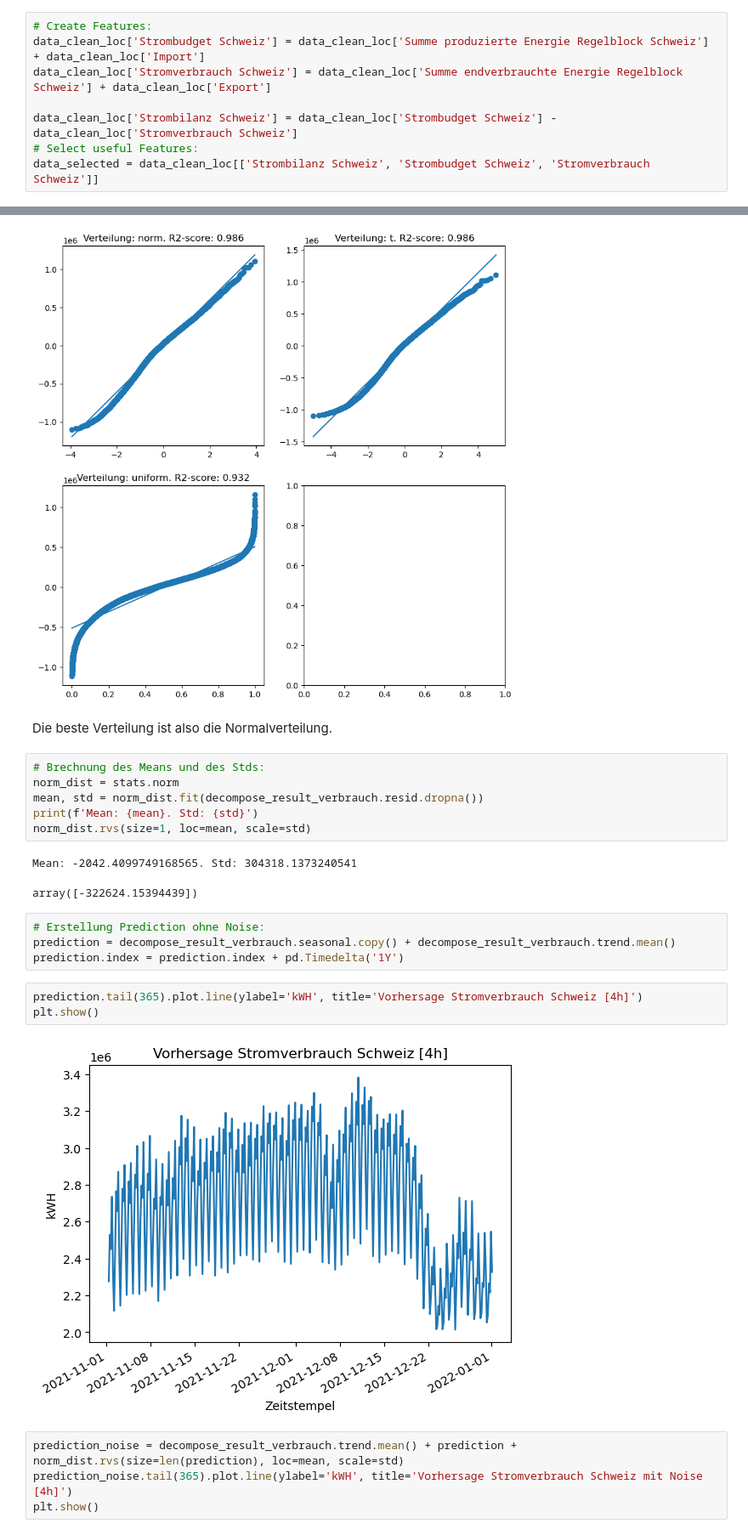
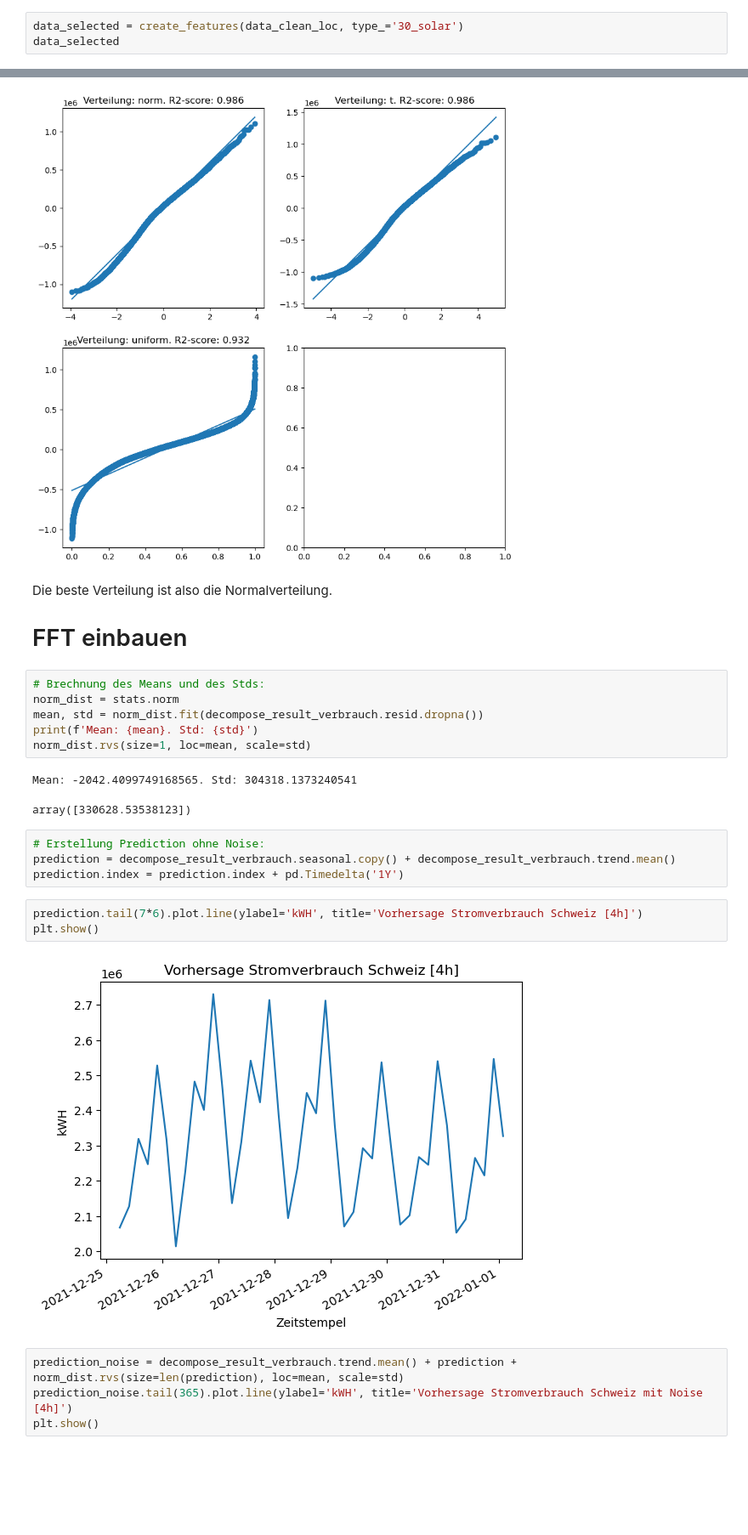
Before and after one commit to kenfus/spz_omc, a Jupyter notebook: main_solar.ipynb, the cells around one changed output, grey strips where cells are left out. Shown at 85% size. Cells and saved outputs as stored; diff of their text form; blank space fills up the shorter version.

```diff
--- a/main.ipynb
+++ b/main_solar.ipynb
@@ -63,11 +63,6 @@ data_clean_loc.head()
 | 2009-01-01 00:00:00+00:00 | 1706689.208 | 1303333.914 | 1891833.42625 | 534226.167 | ... |
 | 2009-01-01 00:15:00+00:00 | 1722372.541 | 1350111.973 | 1919922.64075 | 501786.775 | ... |
 5 rows × 64 columns
-# %%
-# Create Features:
-data_clean_loc['Strombudget Schweiz'] = data_clean_loc['Summe produzierte Energie Regelblock Schweiz'] + data_clean_loc['Import']
-data_clean_loc['Stromverbrauch Schweiz'] = data_clean_loc['Summe endverbrauchte Energie Regelblock Schweiz'] + data_clean_loc['Export']
-
-data_clean_loc['Strombilanz Schweiz'] = data_clean_loc['Strombudget Schweiz'] - data_clean_loc['Stromverbrauch Schweiz']
-# Select useful Features:
-data_selected = data_clean_loc[['Strombilanz Schweiz', 'Strombudget Schweiz', 'Stromverbrauch Schweiz']]
+# %%
+data_selected = create_features(data_clean_loc, type_='30_solar')
+data_selected
@@ -242,6 +274,7 @@ Best dist: norm
 [figure]
 # %% [markdown]
 Die beste Verteilung ist also die Normalverteilung.
+# FFT einbauen
 # %%
 # Brechnung des Means und des Stds:
 norm_dist = stats.norm
@@ -250,16 +283,16 @@ print(f'Mean: {mean}. Std: {std}')
 norm_dist.rvs(size=1, loc=mean, scale=std)
 # %% [output]
 Mean: -2042.4099749168565. Std: 304318.1373240541
-array([-322624.15394439])
+array([330628.53538123])
 # %%
 # Erstellung Prediction ohne Noise:
 prediction = decompose_result_verbrauch.seasonal.copy() + decompose_result_verbrauch.trend.mean()
 prediction.index = prediction.index + pd.Timedelta('1Y')
 # %%
-prediction.tail(365).plot.line(ylabel='kWH', title='Vorhersage Stromverbrauch Schweiz [4h]')
+prediction.tail(7*6).plot.line(ylabel='kWH', title='Vorhersage Stromverbrauch Schweiz [4h]')
 plt.show()
 # %% [output]
-[figure, old version]
+[figure, new version]
 # %%
 prediction_noise = decompose_result_verbrauch.trend.mean() + prediction + norm_dist.rvs(size=len(prediction), loc=mean, scale=std)
 prediction_noise.tail(365).plot.line(ylabel='kWH', title='Vorhersage Stromverbrauch Schweiz mit Noise [4h]')
```
Also changed, not shown: parts of 23 cells of this notebook, 3 other files.
